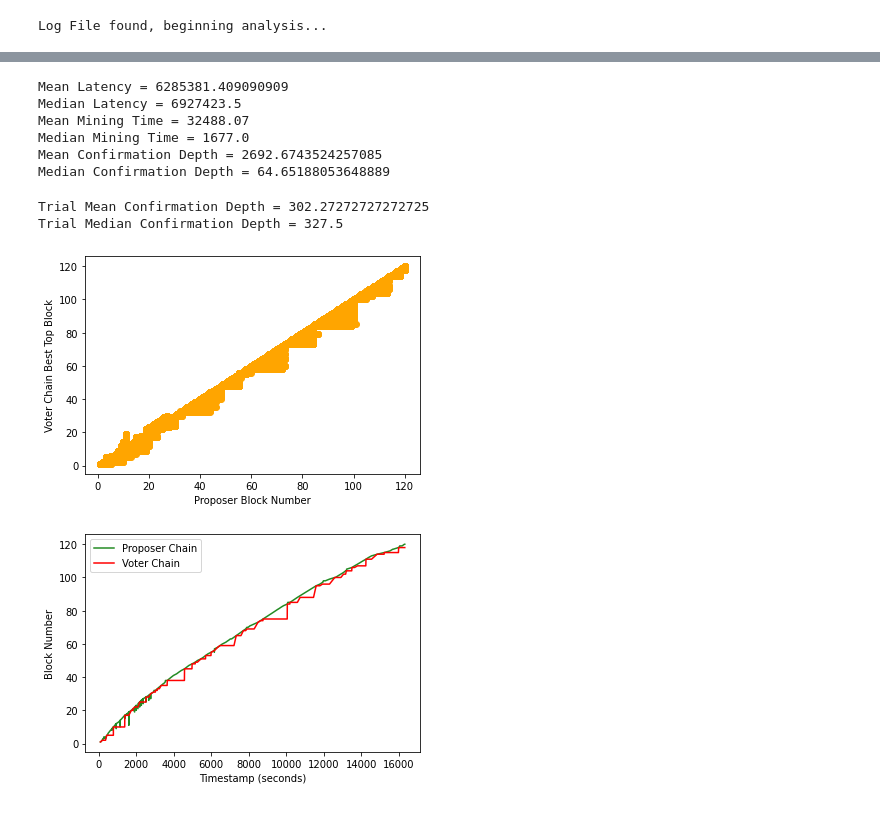
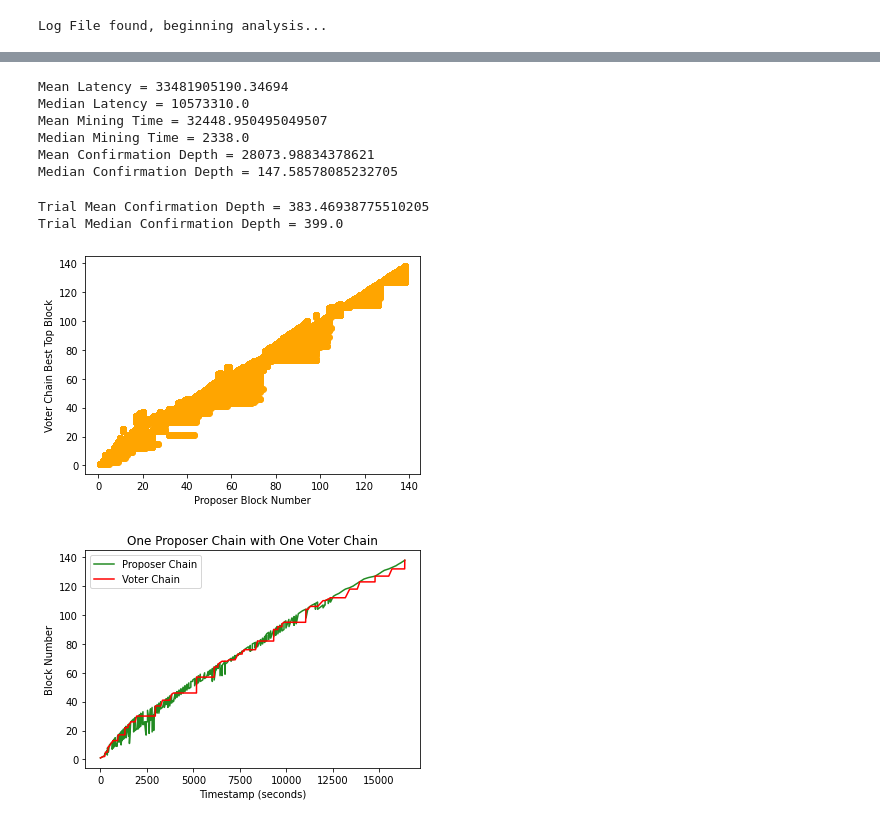
Before and after one commit to AtharvChandratre/PrismBenchmarkAnalyzer, a Jupyter notebook: analyzer.ipynb, the cells around one changed output, grey strips where cells are left out. Saved outputs shown, nothing was run; the diff lists cells and outputs as text; code cells hidden in the pictures.

```diff
--- a/analyzer.ipynb
+++ b/analyzer.ipynb
@@ -25,7 +25,7 @@ from datetime import datetime
 import pandas as pd
 import matplotlib.pyplot as plt
 # %%
-user_input = '/Users/atharvchandratre/Workspace/Atharv/GitHub/PrismBenchmarkAnalyzer/prism_n3_le20_d202_vchain_2.log' # Enter path to log here
+user_input = '/Users/atharvchandratre/Workspace/Atharv/GitHub/PrismBenchmarkAnalyzer/prism_n3_le20_d202_vchain_1.log' # Enter path to log here
 assert os.path.exists(user_input), "I did not find the file at "+str(user_input)
 f = open(user_input,'r')
 print("Log File found, beginning analysis...")
@@ -84,10 +84,10 @@ df = pd.DataFrame(columns=['Block Hash','Block Number','Timestamp - Creation','E
 for index,key in enumerate(hashToNumber.keys()):
     df.loc[index] = [key,
         int(hashToNumber.get(key,'')),
-        hashToCreationTimestamp.get(key,''),
+        int(hashToCreationTimestamp.get(key,-1)),
         hashToCreationEvent.get(key,''),
-        hashToConfirmationTimestamp.get(key,''),
-        hashToRollbackTimestamp.get(key,'')]
+        int(hashToConfirmationTimestamp.get(key,-1)),
+        int(hashToRollbackTimestamp.get(key,-1))]
 
 df.sort_values('Block Number')
 # %% [output]
@@ -107,5 +107,5 @@ df.sort_values('Block Number')
 # %%
-df['Latency'] = df[df['Timestamp - Confirmation']!='']['Timestamp - Confirmation']-df[df['Timestamp - Confirmation']!='']['Timestamp - Creation']
+df['Latency'] = df[df['Timestamp - Confirmation']!=-1]['Timestamp - Confirmation']-df[df['Timestamp - Confirmation']!=-1]['Timestamp - Creation']
 df['Mining Time'] = df['Timestamp - Creation'].diff()
 df['Confirmation Depth']=df['Latency']/df['Mining Time']
 # %%
@@ -116,22 +116,22 @@ print("Median Mining Time =",df['Mining Time'].dropna().median())
 print("Mean Confirmation Depth =",df['Confirmation Depth'].dropna().mean())
 print("Median Confirmation Depth =",df['Confirmation Depth'].dropna().median())
 # %% [output]
-Mean Latency = 6285381.409090909
-Median Latency = 6927423.5
-Mean Mining Time = 32488.07
-Median Mining Time = 1677.0
-Mean Confirmation Depth = 2692.6743524257085
-Median Confirmation Depth = 64.65188053648889
+Mean Latency = 33481905190.34694
+Median Latency = 10573310.0
+Mean Mining Time = 32448.950495049507
+Median Mining Time = 2338.0
+Mean Confirmation Depth = 28073.98834378621
+Median Confirmation Depth = 147.58578085232705
 # %%
 creationTimestamps = df['Timestamp - Creation']
-confirmationTimestamps = df[df['Timestamp - Confirmation']!='']['Timestamp - Confirmation']
+confirmationTimestamps = df[df['Timestamp - Confirmation']!=-1]['Timestamp - Confirmation']
 insertionPoints = pd.DataFrame(creationTimestamps.searchsorted(value=confirmationTimestamps),columns=['Insertion Points'])
 cdArray = insertionPoints['Insertion Points'] - insertionPoints['Insertion Points'].index
 print("Trial Mean Confirmation Depth =",cdArray.mean())
 print("Trial Median Confirmation Depth =",cdArray.median())
 # %% [output]
-Trial Mean Confirmation Depth = 302.27272727272725
-Trial Median Confirmation Depth = 327.5
+Trial Mean Confirmation Depth = 383.46938775510205
+Trial Median Confirmation Depth = 399.0
 # %%
 proposerBlockNumbersArray = []
 voterChainBestTopBlocksArray = []
@@ -155,9 +155,13 @@ plt.xlabel("Proposer Block Number")
 plt.ylabel("Voter Chain Best Top Block")
 plt.show()
 # %% [output]
-[figure, old version]
+[figure, new version]
 # %%
+firstTimeStamp = df['Timestamp - Creation'][0]
+
 proposerBlocksCoordinates = [[],[]]
+proposerBlocksMinedOnlyCoordinates = [[],[]]
+proposerBlockDownloadedOnlyCoordinates = [[],[]]
 
 with open(user_input, 'r') as f:
     for line in f:
@@ -168,9 +172,16 @@ with open(user_input, 'r') as f:
         timestamp = getTimestamp(dateTimeString)
         event = benchmarkSubstrings[1]
         blockNumber = int(benchmarkSubstrings[3])
-        if event == ProposerBlockMined or event == ValidProposerBlockDownloaded:
+        if event == ProposerBlockMined:
             proposerBlocksCoordinates[0].append(blockNumber)
             proposerBlocksCoordinates[1].append((timestamp-firstTimeStamp)/1000)
+            proposerBlocksMinedOnlyCoordinates[0].append(blockNumber)
+            proposerBlocksMinedOnlyCoordinates[1].append((timestamp-firstTimeStamp)/1000)
+        if event == ValidProposerBlockDownloaded:
+            proposerBlocksCoordinates[0].append(blockNumber)
+            proposerBlocksCoordinates[1].append((timestamp-firstTimeStamp)/1000)
+            proposerBlockDownloadedOnlyCoordinates[0].append(blockNumber)
+            proposerBlockDownloadedOnlyCoordinates[1].append((timestamp-firstTimeStamp)/1000)
 f.close()
 
 
@@ -193,14 +204,15 @@ f.close()
 # %%
 voterChainToSee = 42
 
 plt.plot(proposerBlocksCoordinates[1], proposerBlocksCoordinates[0], c ="forestgreen", label="Proposer Chain")
 plt.plot(voterChainsCoordinates[voterChainToSee][1], voterChainsCoordinates[voterChainToSee][0], c="red", label="Voter Chain")
 plt.legend(loc="upper left")
 
 
 # To show the plot
+plt.title("One Proposer Chain with One Voter Chain")
 plt.xlabel("Timestamp (seconds)")
 plt.ylabel("Block Number")
 plt.show()
 # %% [output]
-[figure, old version]
+[figure, new version]
```
Also changed, not shown: parts of 6 cells of this notebook.
